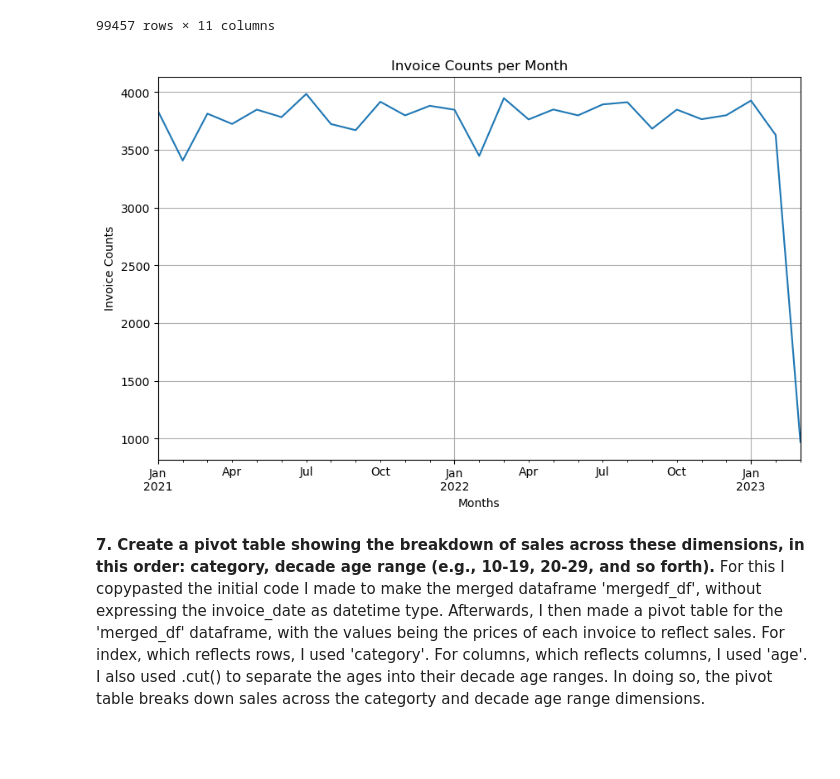
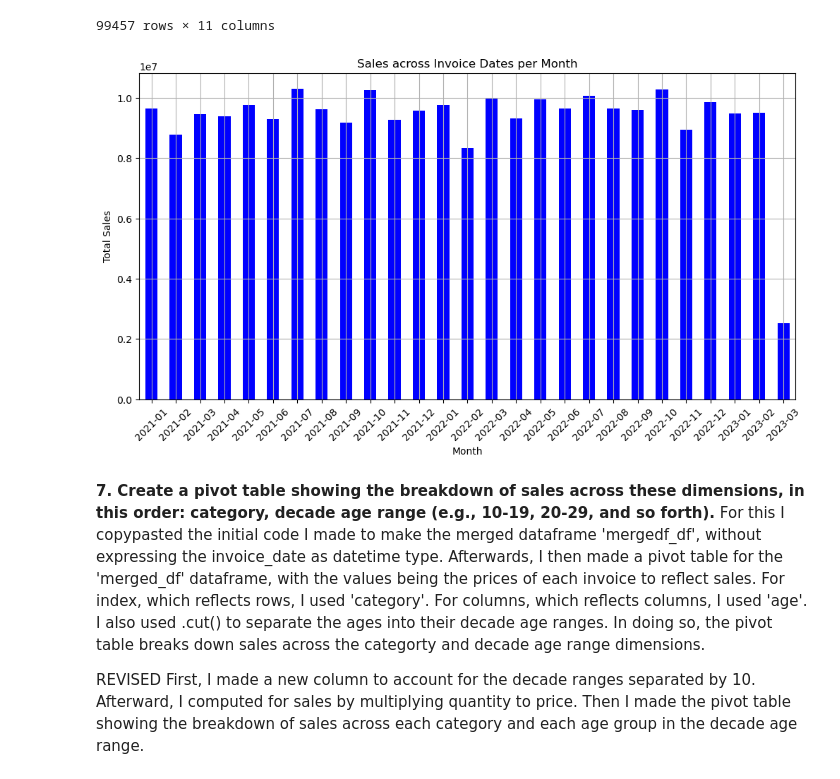
Before and after one commit to angelo-enriquez/ITMGT, a Jupyter notebook: sales-data.ipynb, the cells around one changed output. Saved outputs shown, nothing was run; the diff lists cells and outputs as text; code cells hidden in the pictures; blank space fills up the shorter version.

Commit message:
sales commit

```diff
--- a/sales-data.ipynb
+++ b/sales-data.ipynb
@@ -117,5 +122,22 @@ merged_df
 | 99456 | NaN | Andrew | M | 10934 | Compton | I270463 | Technology | 5 | 5250.00 | ... |
 99457 rows × 12 columns
 # %%
-merged_df['category'].value_counts()
+import pandas as pd
+
+sales_df = pd.read_csv('fct_invoice.csv')
+customer_df = pd.read_json('dim_customer.json')
+
+customer_df.rename(columns={'id': 'customer_id'}, inplace=True)
+
+merged_df = pd.merge(customer_df, sales_df, on='customer_id')
+
+merged_df['total_sales'] = merged_df['price'] * merged_df['quantity']
+
+total_sales_category = merged_df.groupby('category')['total_sales'].sum()
+
+sorted_categories = total_sales_category.sort_values(ascending=False)
+
+question4 = sorted_categories.head(3)
+
+question4
 # %% [output]
@@ -157,20 +186,28 @@ merged_df
 # %%
 import pandas as pd
 import matplotlib.pyplot as plt
 
-monthly_counts = merged_df.resample('M').size()
+merged_df['invoice_date'] = pd.to_datetime(merged_df['invoice_date'], dayfirst=True)
 
-plt.figure(figsize=(10, 6))
-monthly_counts.plot(kind='line')
-plt.xlabel('Months')
-plt.ylabel('Invoice Counts')
-plt.title('Invoice Counts per Month')
+merged_df['sales'] = merged_df['quantity'] * merged_df['price']
+
+invoice_sales = merged_df.groupby(merged_df['invoice_date'].dt.strftime('%Y-%m'))['sales'].sum()
+
+plt.figure(figsize=(12, 6))
+invoice_sales.plot(kind='bar', color='blue')
+plt.xlabel('Month')
+plt.ylabel('Total Sales')
+plt.title('Sales across Invoice Dates per Month')
+plt.xticks(rotation=45)
 plt.grid(True)
 plt.show()
 # %% [output]
-[figure, old version]
+[figure, new version]
 # %% [markdown]
 **7. Create a pivot table showing the breakdown of sales across these dimensions, in this order: category, decade age range (e.g., 10-19, 20-29, and so forth).** For this I copypasted the initial code I made to make the merged dataframe 'mergedf_df', without expressing the invoice_date as datetime type. Afterwards, I then made a pivot table for the 'merged_df' dataframe, with the values being the prices of each invoice to reflect sales. For index, which reflects rows, I used 'category'. For columns, which reflects columns, I used 'age'. I also used .cut() to separate the ages into their decade age ranges. In doing so, the pivot table breaks down sales across the categorty and decade age range dimensions.
+
+REVISED
+First, I made a new column to account for the decade ranges separated by 10. Afterward, I computed for sales by multiplying quantity to price. Then I made the pivot table showing the breakdown of sales across each category and each age group in the decade age range.
 # %%
 import pandas as pd
 
```
Also changed, not shown: parts of 6 cells of this notebook.
